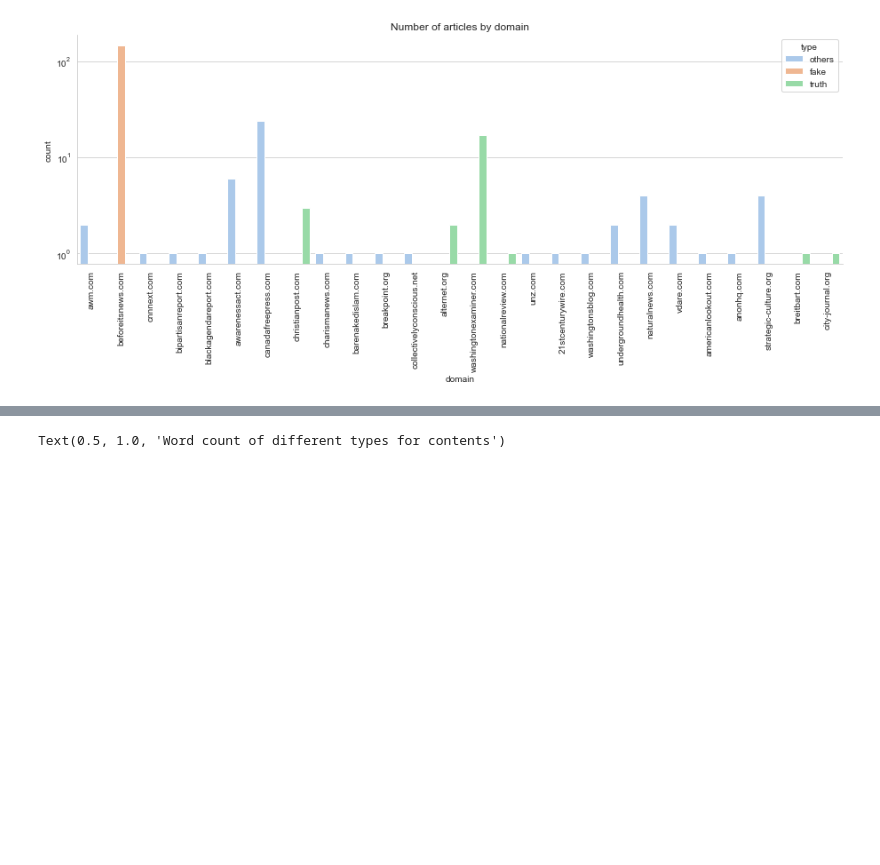
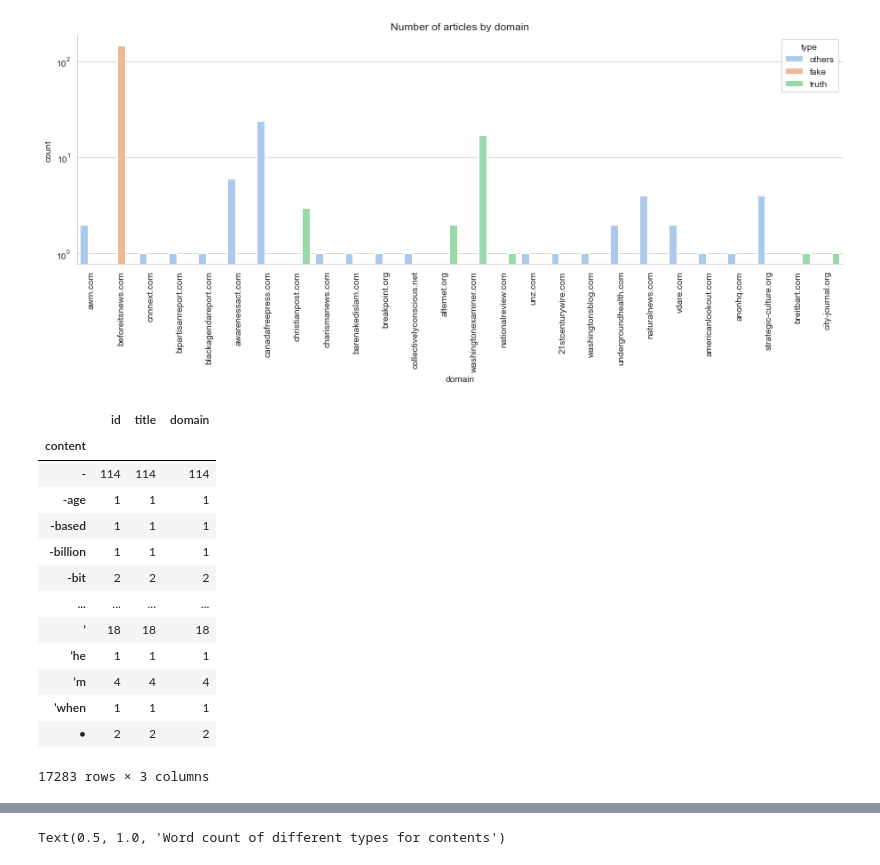
Before and after one commit to Xiiqiing/DS_project, a Jupyter notebook: M1.ipynb, the cells around one changed output, grey strips where cells are left out. Saved outputs shown, nothing was run; the diff lists cells and outputs as text; code cells hidden in the pictures; blank space fills up the shorter version.

```diff
--- a/M1.ipynb
+++ b/M1.ipynb
@@ -151,6 +153,23 @@ df4 = df2.copy(deep=True)
 df4['content'] = df4.apply(lambda x: tok(x['content']), axis=1)
 # tokenize title
 df4['title'] = df4.apply(lambda x: tok(x['title']), axis=1)
+# %%
+df4_1.set_index(["content", "type"]).count(level="content")
+# %% [output]
+|  | id | title | domain |
+| content |  |  |  |
+| - | 114 | 114 | 114 |
+| -age | 1 | 1 | 1 |
+| -based | 1 | 1 | 1 |
+| -billion | 1 | 1 | 1 |
+| -bit | 2 | 2 | 2 |
+| ... | ... | ... | ... |
+| ’ | 18 | 18 | 18 |
+| ’he | 1 | 1 | 1 |
+| ’m | 4 | 4 | 4 |
+| ’when | 1 | 1 | 1 |
+| • | 2 | 2 | 2 |
+17283 rows × 3 columns
 # %%
 # count URLs dates and num in content
 df4_1 = df4.explode('content').reset_index(drop=True)
```
Also changed, not shown: parts of 13 cells of this notebook.
